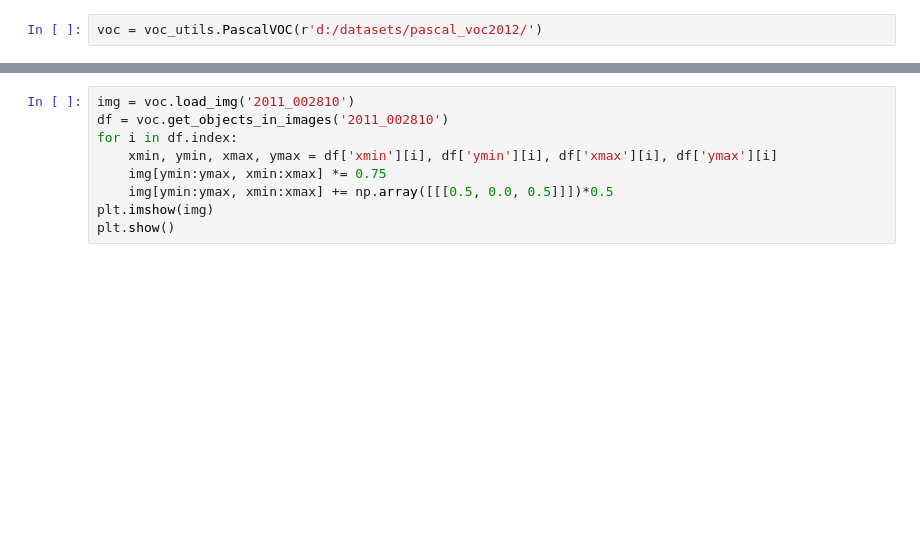
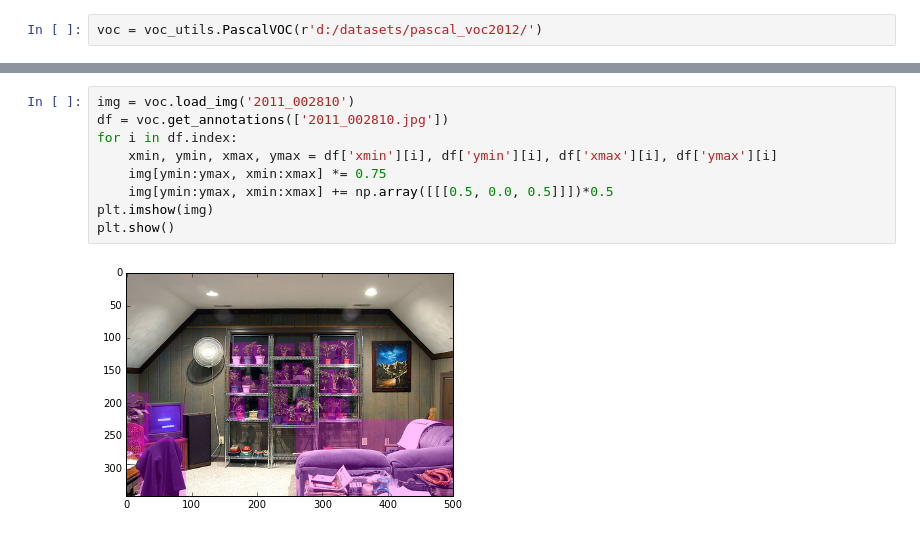
Before and after one commit to Britefury/pascal-voc-python, a Jupyter notebook: vocimgs.ipynb, the cells around one changed output, grey strips where cells are left out. Saved outputs shown, nothing was run; the diff lists cells and outputs as text; blank space fills up the shorter version.

Commit message:
Simplified API. Annotations loaded from XML and cached in HDF file for faster access.

```diff
--- a/vocimgs.ipynb
+++ b/vocimgs.ipynb
@@ -25,10 +60,12 @@ voc.get_objects_in_images('2011_002810')
 # %%
 img = voc.load_img('2011_002810')
-df = voc.get_objects_in_images('2011_002810')
+df = voc.get_annotations(['2011_002810.jpg'])
 for i in df.index:
     xmin, ymin, xmax, ymax = df['xmin'][i], df['ymin'][i], df['xmax'][i], df['ymax'][i]
     img[ymin:ymax, xmin:xmax] *= 0.75
     img[ymin:ymax, xmin:xmax] += np.array([[[0.5, 0.0, 0.5]]])*0.5
 plt.imshow(img)
 plt.show()
+# %% [output]
+[figure, added]
 # %%
```
Also changed, not shown: parts of 9 cells of this notebook, 1 other file.
